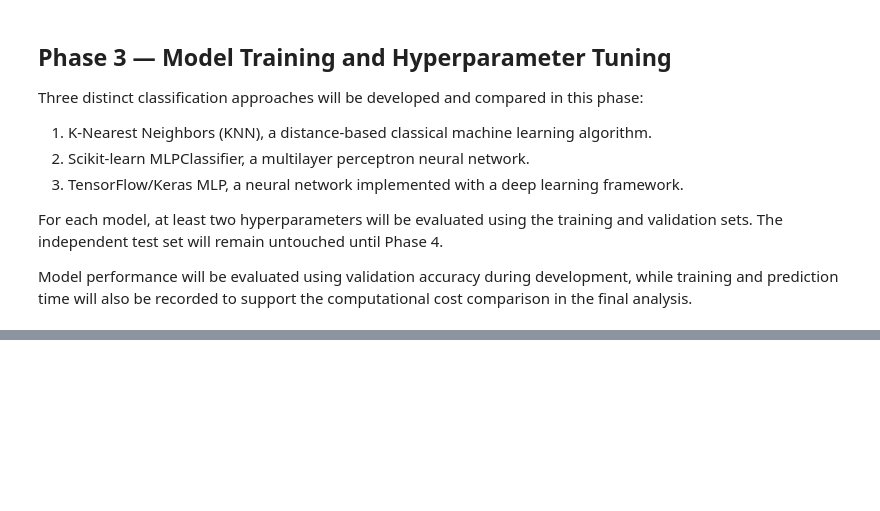
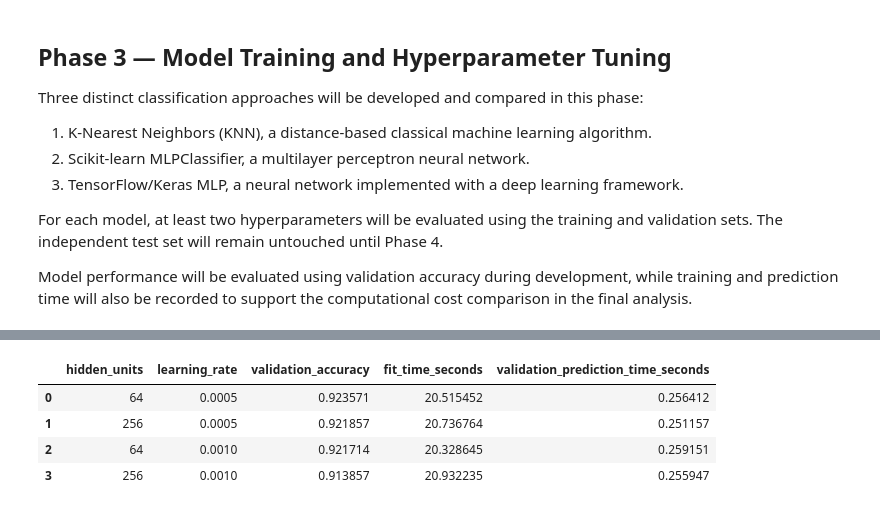
Before and after one commit to ananda-pires/mnist-multiclass-predictive-pipeline, a Jupyter notebook: notebooks/mnist_pipeline.ipynb, the cells around one changed output, grey strips where cells are left out. Cells and saved outputs as stored; diff of their text form; code cells hidden in the pictures; blank space fills up the shorter version.

```diff
--- a/notebooks/mnist_pipeline.ipynb
+++ b/notebooks/mnist_pipeline.ipynb
@@ -604,0 +1202,77 @@ Training time: 0.0210 seconds
+# %%
+# Define the Keras MLP hyperparameter configurations to evaluate.
+keras_candidates = [
+    {"hidden_units": 64, "learning_rate": 0.001},
+    {"hidden_units": 64, "learning_rate": 0.0005},
+    {"hidden_units": 256, "learning_rate": 0.001},
+    {"hidden_units": 256, "learning_rate": 0.0005},
+]
+
+keras_results = []
+
+for config in keras_candidates:
+    # Reset the TensorFlow state and random seed for each configuration.
+    tf.keras.backend.clear_session()
+    tf.keras.utils.set_random_seed(42)
+
+    # Build the Keras MLP with the current hyperparameters.
+    model = build_keras_mlp(
+        hidden_units=config["hidden_units"],
+        learning_rate=config["learning_rate"]
+    )
+
+    # Measure training time.
+    fit_start = time.perf_counter()
+
+    history = model.fit(
+        X_train_scaled,
+        y_train,
+        validation_data=(X_val_scaled, y_val),
+        epochs=10,
+        batch_size=128,
+        verbose=0
+    )
+
+    fit_time = time.perf_counter() - fit_start
+
+    # Measure validation prediction time.
+    prediction_start = time.perf_counter()
+
+    y_val_pred_proba = model.predict(
+        X_val_scaled,
+        verbose=0
+    )
+
+    prediction_time = time.perf_counter() - prediction_start
+
+    # Convert class probabilities to predicted class labels.
+    y_val_pred = np.argmax(
+        y_val_pred_proba,
+        axis=1
+    )
+
+    # Calculate validation accuracy.
+    validation_accuracy = accuracy_score(
+        y_val,
+        y_val_pred
+    )
+
+    # Store the tuning results.
+    keras_results.append({
+        "hidden_units": config["hidden_units"],
+        "learning_rate": config["learning_rate"],
+        "validation_accuracy": validation_accuracy,
+        "fit_time_seconds": fit_time,
+        "validation_prediction_time_seconds": prediction_time
+    })
+
+keras_results_df = pd.DataFrame(keras_results)
+
+keras_results_df = keras_results_df.sort_values(
+    by=["validation_accuracy", "validation_prediction_time_seconds"],
+    ascending=[False, True]
+).reset_index(drop=True)
+
+print("TensorFlow/Keras MLP hyperparameter tuning results:")
+display(keras_results_df)
+# %% [output]
@@ -604,0 +1280,5 @@ Training time: 0.0210 seconds
+|  | hidden_units | learning_rate | validation_accuracy | fit_time_seconds | validation_prediction_time_seconds |
+| 0 | 64 | 0.0005 | 0.923571 | 20.515452 | 0.256412 |
+| 1 | 256 | 0.0005 | 0.921857 | 20.736764 | 0.251157 |
+| 2 | 64 | 0.0010 | 0.921714 | 20.328645 | 0.259151 |
+| 3 | 256 | 0.0010 | 0.913857 | 20.932235 | 0.255947 |
```
Also changed, not shown: parts of 38 cells of this notebook.
